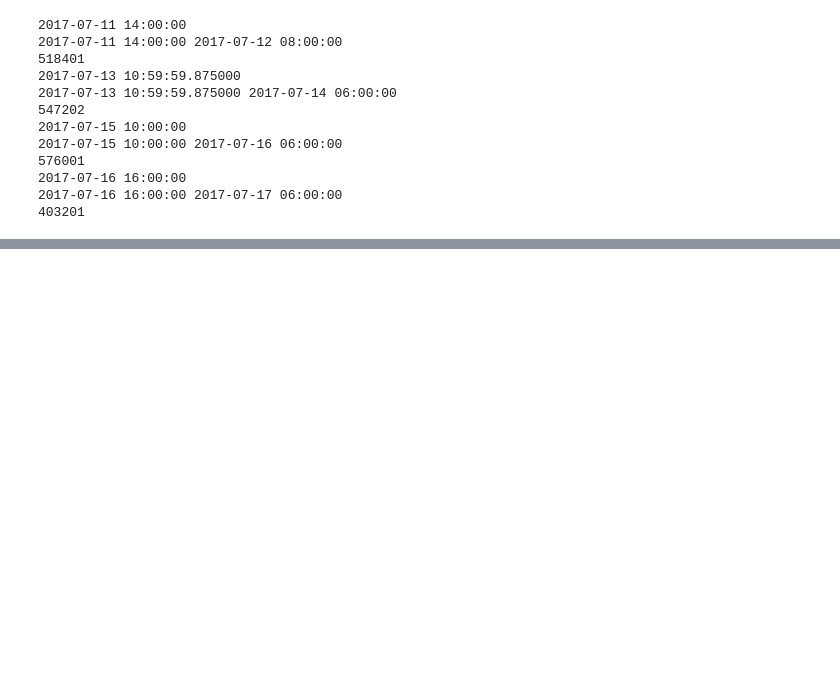
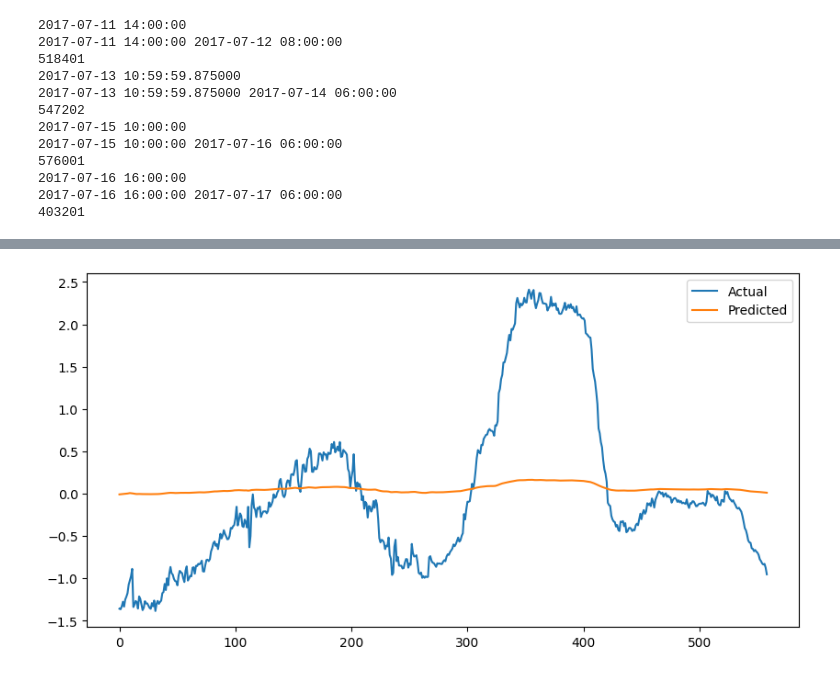
Before and after one commit to rzv09/smores_proj, a Jupyter notebook: src/many_to_many_lstm.ipynb, the cells around one changed output, grey strips where cells are left out. Cells and saved outputs as stored; diff of their text form; code cells hidden in the pictures; blank space fills up the shorter version.

```diff
--- a/src/many_to_many_lstm.ipynb
+++ b/src/many_to_many_lstm.ipynb
@@ -469,0 +454,13 @@ plt.savefig('model123_avg_fl')
+# %%
+model1.eval()
+with torch.no_grad():
+    y_pred_test = model1(train_seq_tensor1)
+
+# Plot test predictions
+plt.figure(figsize=(10, 5))
+plt.plot(train_seq_tensor1[:, 3,:].numpy(), label="Actual")
+plt.plot(y_pred_test[:, 5, :].numpy(), label="Predicted")
+plt.legend()
+plt.savefig('model123_avg_fl')
+# %% [output]
+[figure, added]
```
Also changed, not shown: parts of 12 cells of this notebook, 2 other files.
